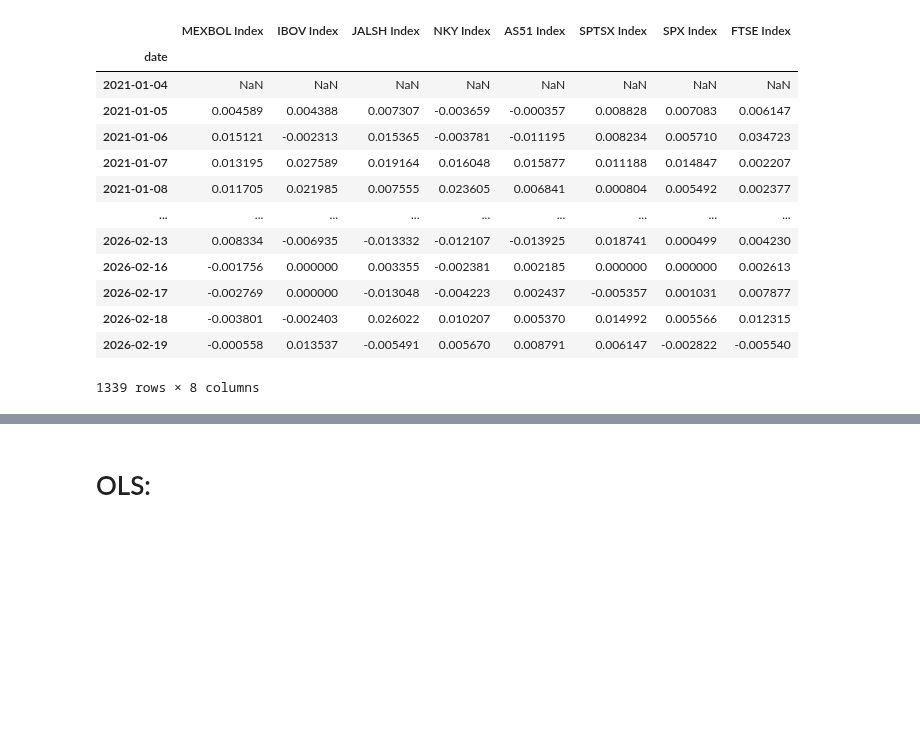
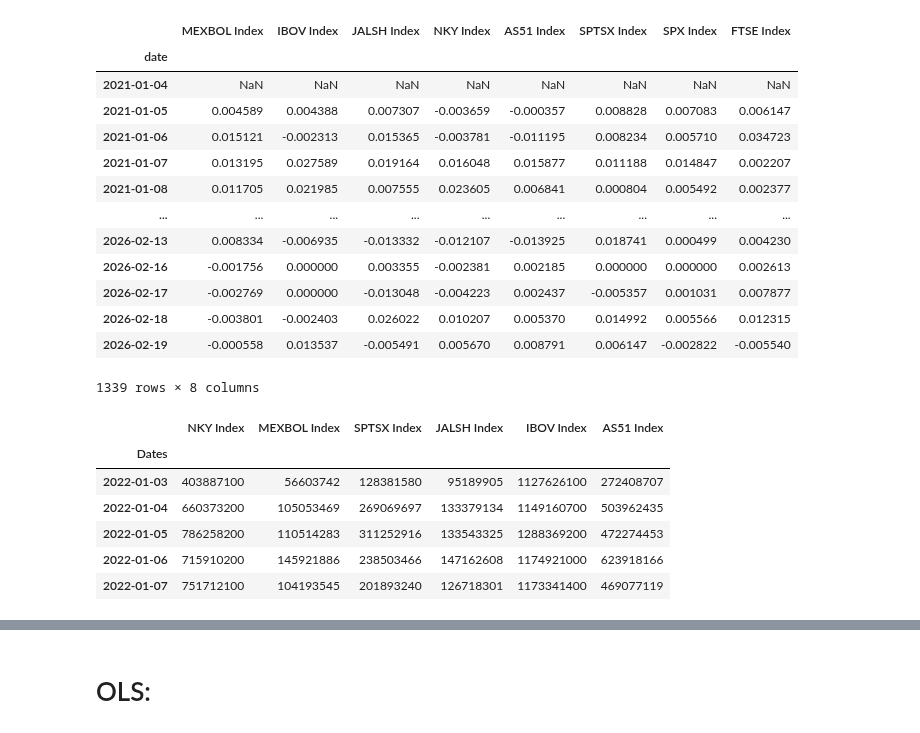
Before and after one commit to AdithSrinivasan/qts-cross-asset-fx, a Jupyter notebook: sandbox/second_regression.ipynb, the cells around one changed output, grey strips where cells are left out. Drawn from its saved outputs; the diff is of its cells as text; code cells hidden in the pictures; blank space fills up the shorter version.

```diff
--- a/sandbox/second_regression.ipynb
+++ b/sandbox/second_regression.ipynb
@@ -86,6 +86,20 @@ eqy_returns
 | 2026-02-18 | -0.003801 | -0.002403 | 0.026022 | 0.010207 | 0.005370 | 0.014992 | 0.005566 | 0.012315 |
 | 2026-02-19 | -0.000558 | 0.013537 | -0.005491 | 0.005670 | 0.008791 | 0.006147 | -0.002822 | -0.005540 |
 1339 rows × 8 columns
+# %%
+vol = pd.read_excel(DATA_DIR / "mkt_volume.xlsx", parse_dates=["Dates"])
+vol.index = vol["Dates"]
+vol = vol.drop(columns=["Dates"])
+vol = vol.loc[START_DATE:END_DATE]
+display(vol.head())
+# %% [output]
+|  | NKY Index | MEXBOL Index | SPTSX Index | JALSH Index | IBOV Index | AS51 Index |
+| Dates |  |  |  |  |  |  |
+| 2022-01-03 | 403887100 | 56603742 | 128381580 | 95189905 | 1127626100 | 272408707 |
+| 2022-01-04 | 660373200 | 105053469 | 269069697 | 133379134 | 1149160700 | 503962435 |
+| 2022-01-05 | 786258200 | 110514283 | 311252916 | 133543325 | 1288369200 | 472274453 |
+| 2022-01-06 | 715910200 | 145921886 | 238503466 | 147162608 | 1174921000 | 623918166 |
+| 2022-01-07 | 751712100 | 104193545 | 201893240 | 126718301 | 1173341400 | 469077119 |
 # %%
 mex = eqy_returns[['MEXBOL Index', 'SPX Index']]
 bra = eqy_returns[['IBOV Index', 'SPX Index']]
```
Also changed, not shown: parts of 18 cells of this notebook, 1 other file.
